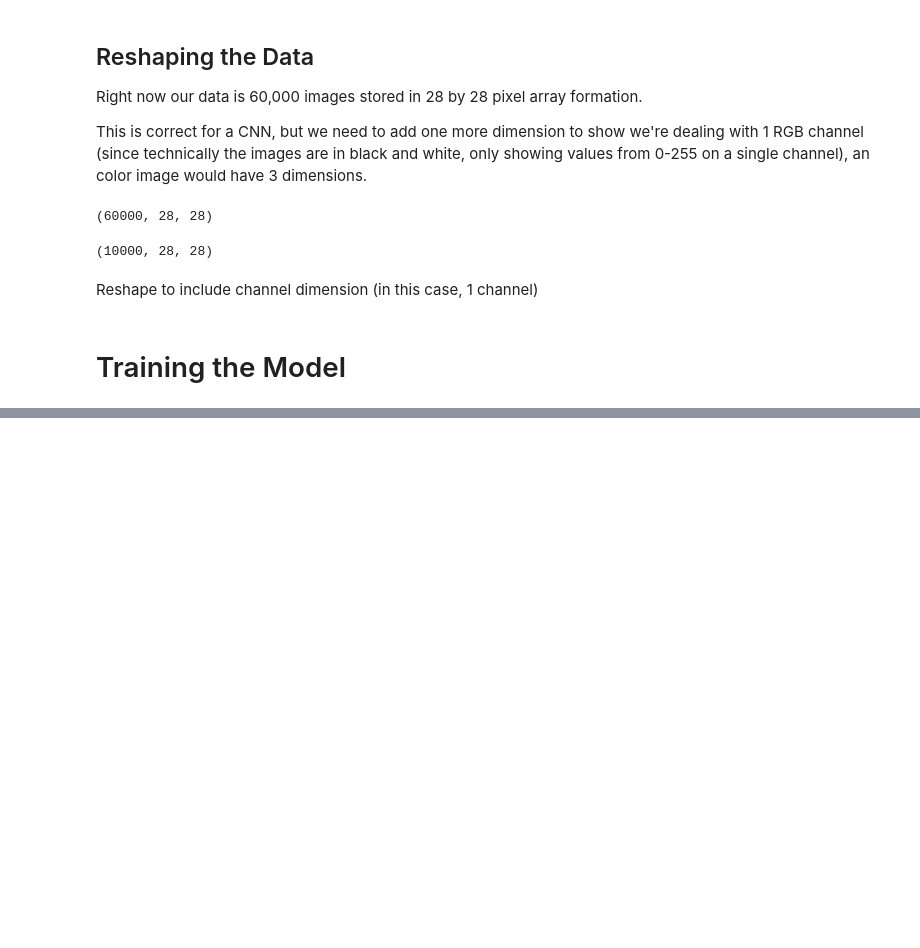
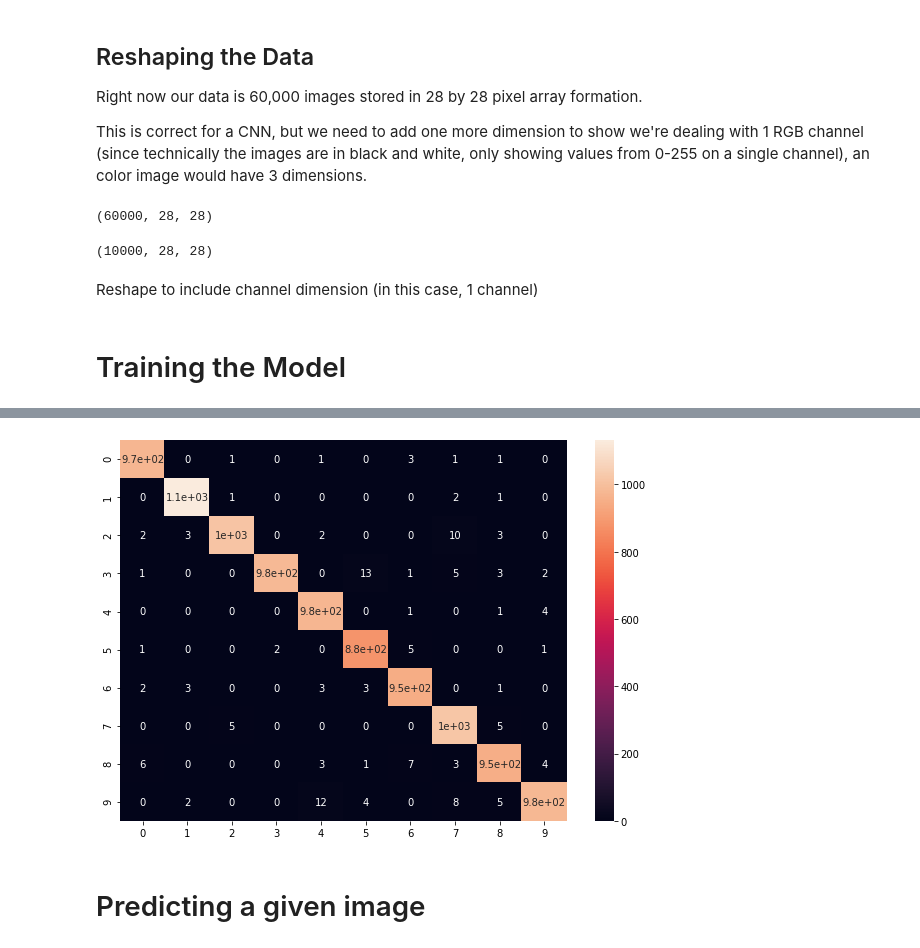
Before and after one commit to jordanfalcao/tensorflow2-deeplearning, a Jupyter notebook: 05-CNNs/01_Keras_CNN_MNIST.ipynb, the cells around one changed output, grey strips where cells are left out. Drawn from its saved outputs; the diff is of its cells as text; code cells hidden in the pictures; blank space fills up the shorter version.

```diff
--- a/05-CNNs/01_Keras_CNN_MNIST.ipynb
+++ b/05-CNNs/01_Keras_CNN_MNIST.ipynb
@@ -166,0 +263,2 @@ x_test = x_test.reshape(10000,28,28,1)
+# %%
+predictions_2 = np.argmax(model.predict(x_test), axis=-1)
@@ -166,0 +347,8 @@ x_test = x_test.reshape(10000,28,28,1)
+# %%
+plt.figure(figsize=(10,7))
+sns.heatmap(confusion_matrix(y_test, predictions_2), annot=True)
+plt.show()
+# %% [output]
+[figure, added]
+# %% [markdown]
+# Predicting a given image
```
Also changed, not shown: parts of 31 cells of this notebook, 1 other file.
